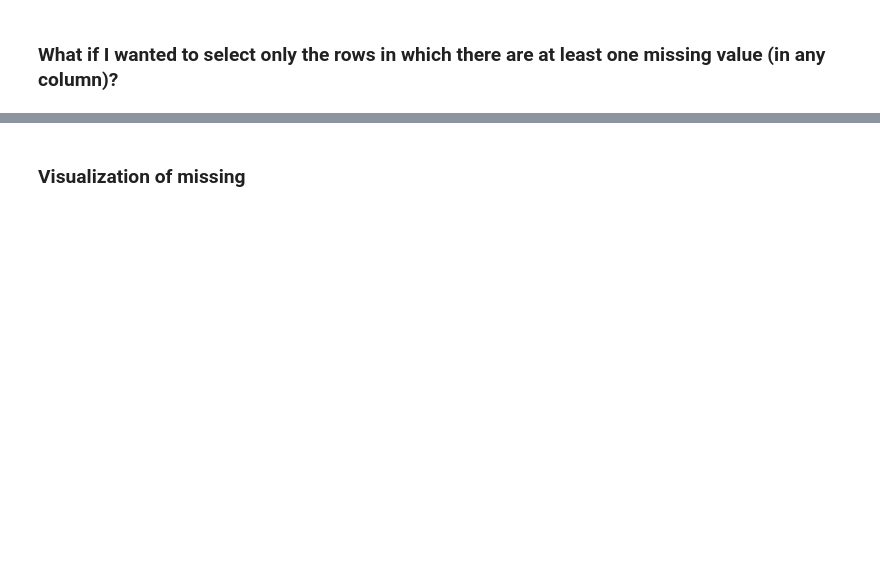
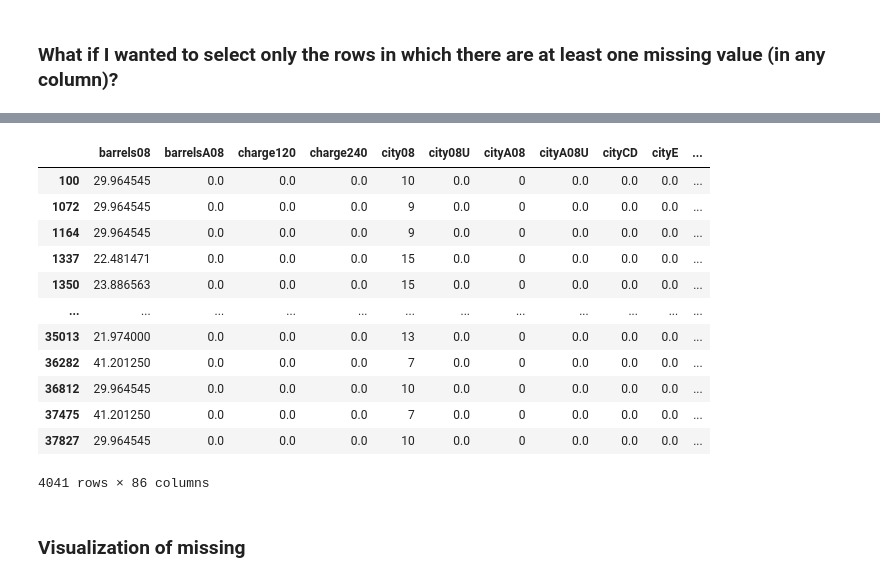
Before and after one commit to pedroteche-ih/64_PT_NOV202111, a Jupyter notebook: aulas/64 DA PT NOV-2021 Aula 20211209.ipynb, the cells around one changed output, grey strips where cells are left out. Saved outputs shown, nothing was run; the diff lists cells and outputs as text; code cells hidden in the pictures; blank space fills up the shorter version.

```diff
--- a/aulas/64 DA PT NOV-2021 Aula 20211209.ipynb
+++ b/aulas/64 DA PT NOV-2021 Aula 20211209.ipynb
@@ -112,0 +403,3 @@ tb_veic_messy[tb_veic_messy['num_val_na'] >= 1]
+# %%
+mask_num_na = tb_veic_messy['num_val_na'] < 10
+mask_num_na
@@ -113,2 +419,18 @@ tb_veic_messy[tb_veic_messy['num_val_na'] >= 1]
+# %%
+tb_veic_messy[mask_num_na]
+# %% [output]
+|  | barrels08 | barrelsA08 | charge120 | charge240 | city08 | city08U | cityA08 | cityA08U | cityCD | cityE | ... |
+| 100 | 29.964545 | 0.0 | 0.0 | 0.0 | 10 | 0.0 | 0 | 0.0 | 0.0 | 0.0 | ... |
+| 1072 | 29.964545 | 0.0 | 0.0 | 0.0 | 9 | 0.0 | 0 | 0.0 | 0.0 | 0.0 | ... |
+| 1164 | 29.964545 | 0.0 | 0.0 | 0.0 | 9 | 0.0 | 0 | 0.0 | 0.0 | 0.0 | ... |
+| 1337 | 22.481471 | 0.0 | 0.0 | 0.0 | 15 | 0.0 | 0 | 0.0 | 0.0 | 0.0 | ... |
+| 1350 | 23.886563 | 0.0 | 0.0 | 0.0 | 15 | 0.0 | 0 | 0.0 | 0.0 | 0.0 | ... |
+| ... | ... | ... | ... | ... | ... | ... | ... | ... | ... | ... | ... |
+| 35013 | 21.974000 | 0.0 | 0.0 | 0.0 | 13 | 0.0 | 0 | 0.0 | 0.0 | 0.0 | ... |
+| 36282 | 41.201250 | 0.0 | 0.0 | 0.0 | 7 | 0.0 | 0 | 0.0 | 0.0 | 0.0 | ... |
+| 36812 | 29.964545 | 0.0 | 0.0 | 0.0 | 10 | 0.0 | 0 | 0.0 | 0.0 | 0.0 | ... |
+| 37475 | 41.201250 | 0.0 | 0.0 | 0.0 | 7 | 0.0 | 0 | 0.0 | 0.0 | 0.0 | ... |
+| 37827 | 29.964545 | 0.0 | 0.0 | 0.0 | 10 | 0.0 | 0 | 0.0 | 0.0 | 0.0 | ... |
+4041 rows × 86 columns
 # %% [markdown]
 ### Visualization of missing
```
Also changed, not shown: parts of 70 cells of this notebook.
